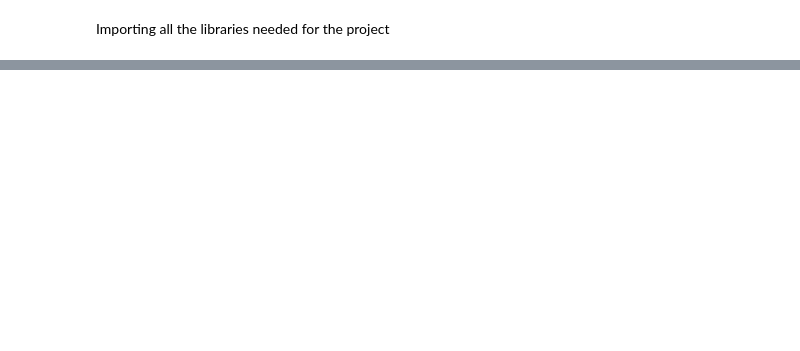
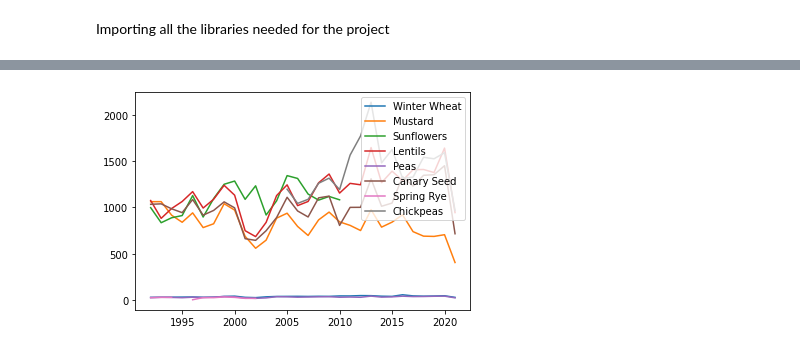
Before and after one commit to AnasIDS/Palette_Final_Project, a Jupyter notebook: Final Project.ipynb, the cells around one changed output, grey strips where cells are left out. Saved outputs shown, nothing was run; the diff lists cells and outputs as text; code cells hidden in the pictures; blank space fills up the shorter version.

```diff
--- a/Final Project.ipynb
+++ b/Final Project.ipynb
@@ -15,0 +84,7 @@ NameError: name 'Plt' is not defined
+# %%
+C=crops_yields[['Year','Winter Wheat','Mustard','Sunflowers','Lentils','Peas','Canary Seed','Spring Rye','Chickpeas']]
+plt.plot(C.groupby('Year').mean())
+plt.legend(['Winter Wheat','Mustard','Sunflowers','Lentils','Peas','Canary Seed','Spring Rye','Chickpeas'])
+plt.show()
+# %% [output]
+[figure, added]
```
Also changed, not shown: parts of 6 cells of this notebook.
